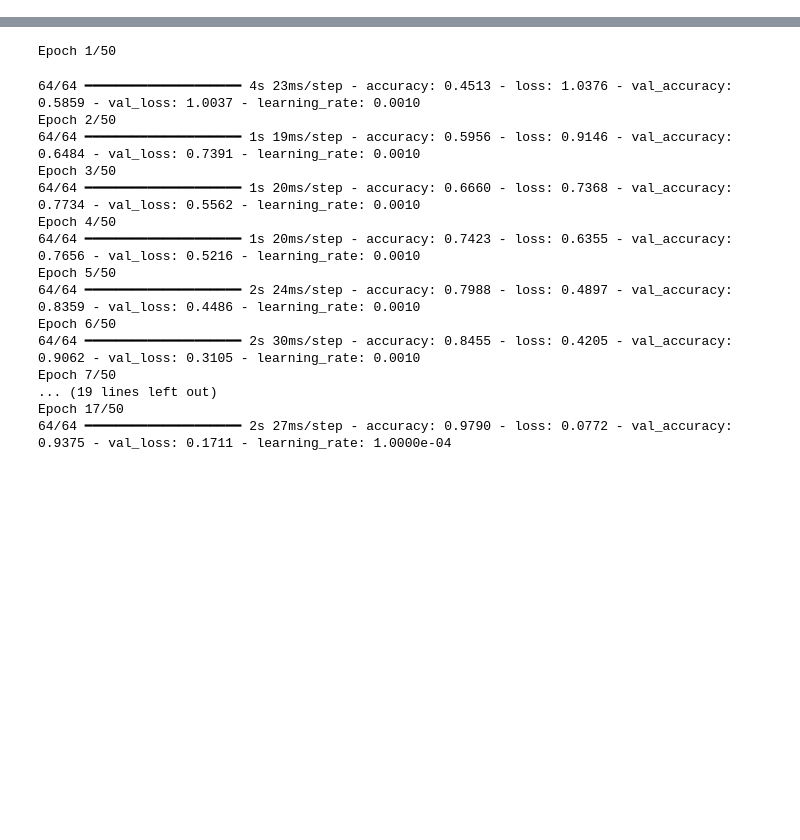
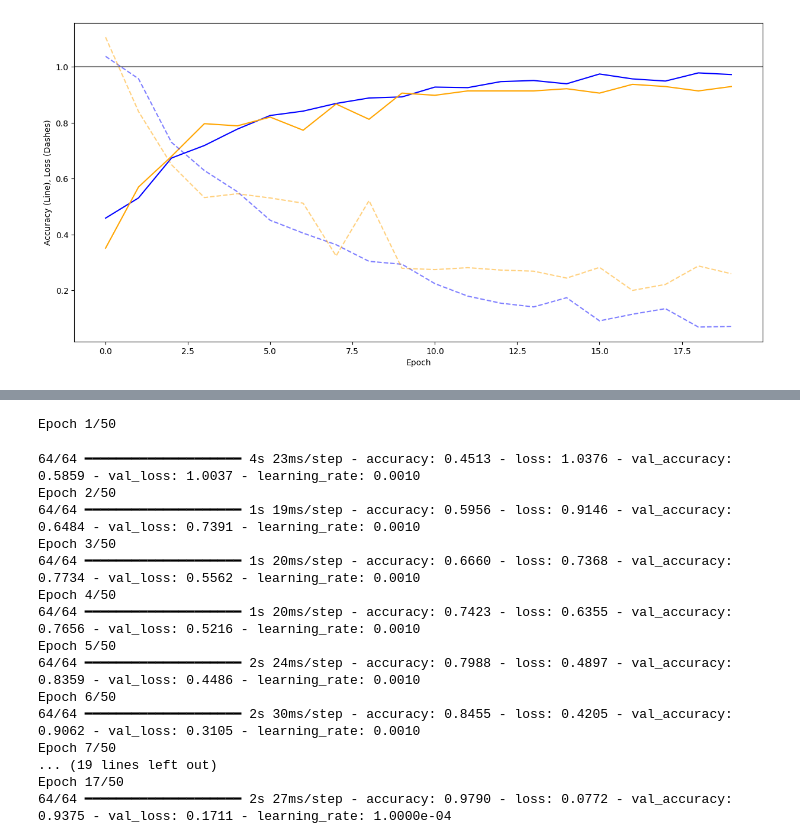
Before and after one commit to ITT-24/assignment-5-cnn-Sro12343, a Jupyter notebook: 01-hyperparameters/hyperparameters.ipynb, the cells around one changed output, grey strips where cells are left out. Saved outputs shown, nothing was run; the diff lists cells and outputs as text; code cells hidden in the pictures; blank space fills up the shorter version.

```diff
--- a/01-hyperparameters/hyperparameters.ipynb
+++ b/01-hyperparameters/hyperparameters.ipynb
@@ -188,4 +162,5 @@ print(X_train.shape, X_test.shape, train_label.shape, test_label.shape)
 # %%
+
 # variables for hyperparameters
 batch_size = 8
 epochs = 50
@@ -198,46 +173,108 @@ num_neurons = 64
 
 # define model structure
 # with keras, we can use a model's add() function to add layers to the network one by one
-model = Sequential()
+model_1 = Sequential()
 
 # data augmentation (this can also be done beforehand - but don't augment the test dataset!)
-model.add(RandomFlip('horizontal'))
-model.add(RandomContrast(0.1))
+model_1.add(RandomFlip('horizontal'))
+model_1.add(RandomContrast(0.1))
 #model.add(RandomBrightness(0.1))
 #model.add(RandomRotation(0.2))
 
 # first, we add some convolution layers followed by max pooling
-model.add(Conv2D(64, kernel_size=(9, 9), activation=activation_conv, input_shape=(SIZE[0], SIZE[1], COLOR_CHANNELS), padding='same'))
-model.add(MaxPooling2D(pool_size=(4, 4), padding='same'))
+model_1.add(Conv2D(64, kernel_size=(9, 9), activation=activation_conv, input_shape=(SIZE[0], SIZE[1], COLOR_CHANNELS), padding='same'))
+model_1.add(MaxPooling2D(pool_size=(4, 4), padding='same'))
 
-model.add(Conv2D(32, (5, 5), activation=activation_conv, padding='same'))
-model.add(MaxPooling2D(pool_size=(3, 3), padding='same'))
+model_1.add(Conv2D(32, (5, 5), activation=activation_conv, padding='same'))
+model_1.add(MaxPooling2D(pool_size=(3, 3), padding='same'))
 
-model.add(Conv2D(32, (3, 3), activation=activation_conv, padding='same'))
-model.add(MaxPooling2D(pool_size=(2, 2), padding='same'))
+model_1.add(Conv2D(32, (3, 3), activation=activation_conv, padding='same'))
+model_1.add(MaxPooling2D(pool_size=(2, 2), padding='same'))
 
 # dropout layers can drop part of the data during each epoch - this prevents overfitting
-model.add(Dropout(0.2))
+model_1.add(Dropout(0.2))
 
 # after the convolution layers, we have to flatten the data so it can be fed into fully connected layers
-model.add(Flatten())
+model_1.add(Flatten())
 
 # add some fully connected layers ("Dense")
 for i in range(layer_count - 1):
-    model.add(Dense(num_neurons, activation=activation_hyperParam))
+    model_1.add(Dense(num_neurons, activation=activation_hyperParam))
 
-model.add(Dense(num_neurons, activation=activation_hyperParam))
+model_1.add(Dense(num_neurons, activation=activation_hyperParam))
 
 # for classification, the last layer has to use the softmax activation function, which gives us probabilities for each category
-model.add(Dense(num_classes, activation='softmax'))
+model_1.add(Dense(num_classes, activation='softmax'))
 
 # specify loss function, optimizer and evaluation metrics
 # for classification, categorial crossentropy is used as a loss function
 # use the adam optimizer unless you have a good reason not to
-model.compile(loss=categorical_crossentropy, optimizer="adam", metrics=['accuracy'])
+model_1.compile(loss=categorical_crossentropy, optimizer="adam", metrics=['accuracy'])
 
 # define callback functions that react to the model's behavior during training
 # in this example, we reduce the learning rate once we get stuck and early stopping
 # to cancel the training if there are no improvements for a certain amount of epochs
 reduce_lr = ReduceLROnPlateau(monitor='val_loss', factor=0.2, patience=2, min_lr=0.0001)
 stop_early = EarlyStopping(monitor='val_loss', patience=3)
+
+
+#training the model
+history_1 = model_1.fit(
+    X_train,
+    train_label,
+    batch_size=batch_size,
+    epochs=epochs,
+    verbose=1,
+    validation_data=(X_test, test_label),
+    callbacks=[reduce_lr, stop_early]
+)
+
+
+# let's have a look at our model
+model_1.summary()
+
+
+
+#Plotting the Progress
+loss = history_1.history['loss']
+val_loss = history_1.history['val_loss']
+accuracy = history_1.history['accuracy']
+val_accuracy = history_1.history['val_accuracy']
+fig = plt.figure(figsize=(15, 7))
+ax = plt.gca()
+
+ax.set_xlabel('Epoch')
+ax.set_ylabel('Accuracy (Line), Loss (Dashes)')
+
+ax.axhline(1, color='gray')
+
+plt.plot(accuracy, color='blue')
+plt.plot(val_accuracy, color='orange')
+plt.plot(loss, '--', color='blue', alpha=0.5)
+plt.plot(val_loss, '--', color='orange', alpha=0.5)
+
+
+
+#matrix
+# let the model make predictions for our training data
+y_predictions_1 = model_1.predict(X_test)
+
+# we get a 2D numpy array with probabilities for each category
+print('before', y_predictions_1)
+
+# to build a confusion matrix, we have to convert it to classifications
+# this can be done by using the argmax() function to set the probability to 1 and the rest to 0
+y_predictions_1 = np.argmax(y_predictions_1, axis=1)
+
+print('probabilities', y_predictions_1)
+
+# create and plot confusion matrix
+conf_matrix = confusion_matrix(y_test, y_predictions_1)
+
+fig = plt.figure(figsize=(10, 10))
+
+ConfusionMatrixDisplay(conf_matrix, display_labels=label_names).plot(ax=plt.gca())
+
+plt.xticks(rotation=90, ha='center')
+pass
+# %% [output]
@@ -243,0 +338 @@ stop_early = EarlyStopping(monitor='val_loss', patience=3)
+[figure, added]
```
Also changed, not shown: parts of 60 cells of this notebook, 49 other files.
